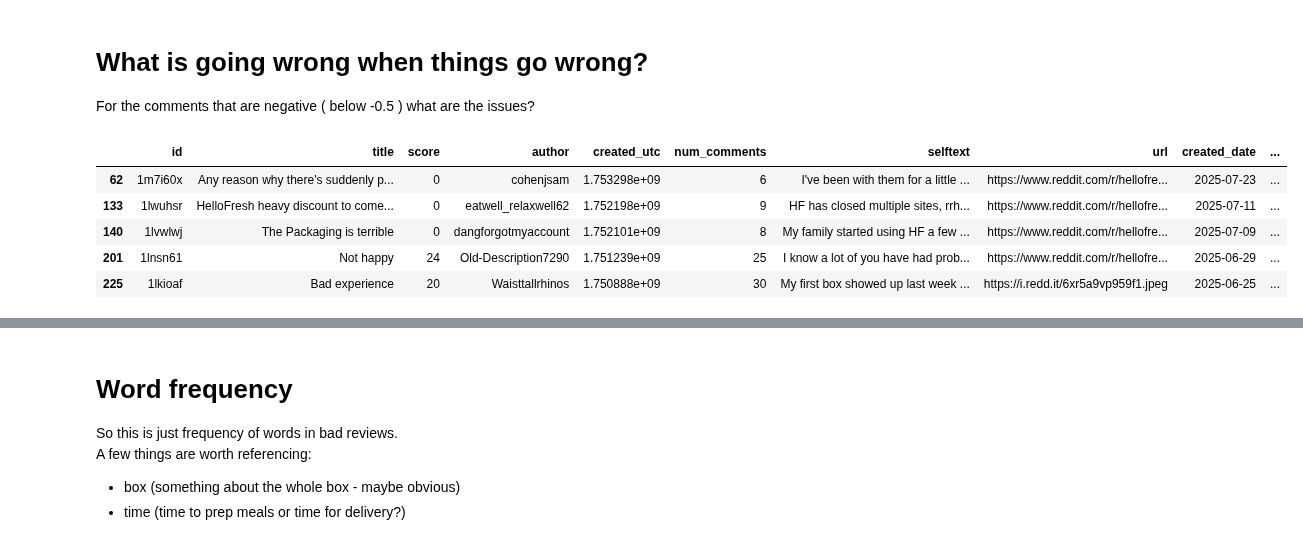
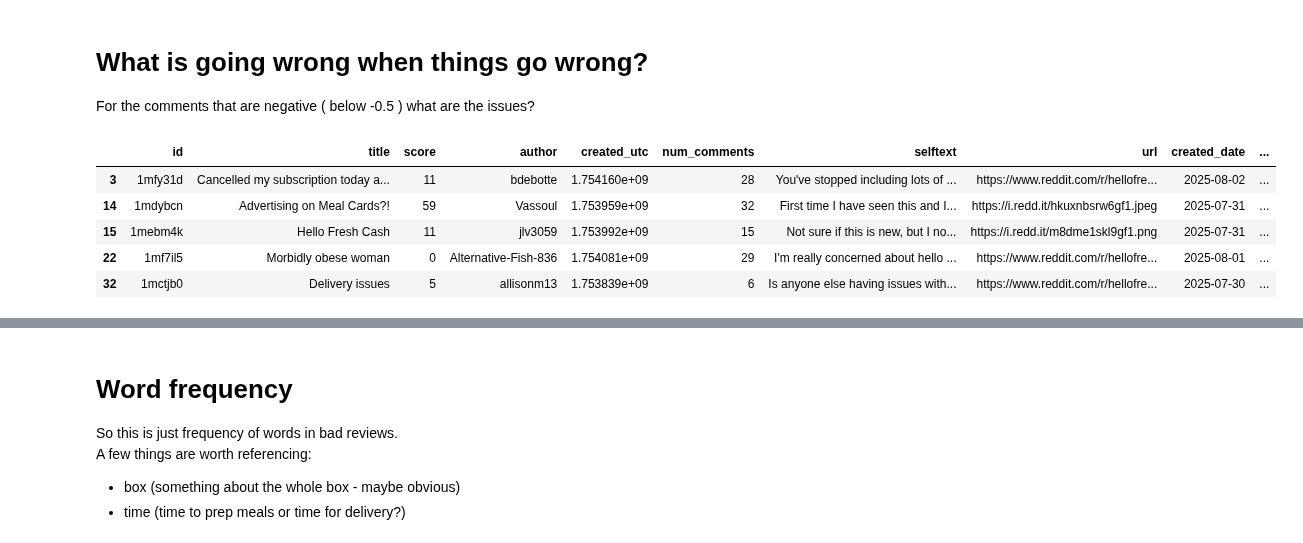
Before and after one commit to morescode-pm/kaggle-fastai, a Jupyter notebook: chapter3/hellofresh_reddit.ipynb, the cells around one changed output, grey strips where cells are left out. Saved outputs shown, nothing was run; the diff lists cells and outputs as text; code cells hidden in the pictures.

```diff
--- a/chapter3/hellofresh_reddit.ipynb
+++ b/chapter3/hellofresh_reddit.ipynb
@@ -600,15 +600,15 @@ It does miss sarcasm or complex language.
 For the comments that are negative ( below -0.5 ) what are the issues?
 # %%
 # First let's filter to just the negative compound reviews
-neg_df = df[df['combined_compound'] <= -0.5].copy()
+neg_df = df[df['selftext_compound'] <= -0.5].copy()
 neg_df.head()
 # %% [output]
 |  | id | title | score | author | created_utc | num_comments | selftext | url | created_date | ... |
-| 62 | 1m7i60x | Any reason why there's suddenly p... | 0 | cohenjsam | 1.753298e+09 | 6 | I've been with them for a little ... | https://www.reddit.com/r/hellofre... | 2025-07-23 | ... |
-| 133 | 1lwuhsr | HelloFresh heavy discount to come... | 0 | eatwell_relaxwell62 | 1.752198e+09 | 9 | HF has closed multiple sites, rrh... | https://www.reddit.com/r/hellofre... | 2025-07-11 | ... |
-| 140 | 1lvwlwj | The Packaging is terrible | 0 | dangforgotmyaccount | 1.752101e+09 | 8 | My family started using HF a few ... | https://www.reddit.com/r/hellofre... | 2025-07-09 | ... |
-| 201 | 1lnsn61 | Not happy | 24 | Old-Description7290 | 1.751239e+09 | 25 | I know a lot of you have had prob... | https://www.reddit.com/r/hellofre... | 2025-06-29 | ... |
-| 225 | 1lkioaf | Bad experience | 20 | Waisttallrhinos | 1.750888e+09 | 30 | My first box showed up last week ... | https://i.redd.it/6xr5a9vp959f1.jpeg | 2025-06-25 | ... |
+| 3 | 1mfy31d | Cancelled my subscription today a... | 11 | bdebotte | 1.754160e+09 | 28 | You've stopped including lots of ... | https://www.reddit.com/r/hellofre... | 2025-08-02 | ... |
+| 14 | 1mdybcn | Advertising on Meal Cards?! | 59 | Vassoul | 1.753959e+09 | 32 | First time I have seen this and I... | https://i.redd.it/hkuxnbsrw6gf1.jpeg | 2025-07-31 | ... |
+| 15 | 1mebm4k | Hello Fresh Cash | 11 | jlv3059 | 1.753992e+09 | 15 | Not sure if this is new, but I no... | https://i.redd.it/m8dme1skl9gf1.png | 2025-07-31 | ... |
+| 22 | 1mf7il5 | Morbidly obese woman | 0 | Alternative-Fish-836 | 1.754081e+09 | 29 | I'm really concerned about hello ... | https://www.reddit.com/r/hellofre... | 2025-08-01 | ... |
+| 32 | 1mctjb0 | Delivery issues | 5 | allisonm13 | 1.753839e+09 | 6 | Is anyone else having issues with... | https://www.reddit.com/r/hellofre... | 2025-07-30 | ... |
 # %%
 # Text Preprocessing to find word frequency
 import re
```
Also changed, not shown: parts of 10 cells of this notebook.
